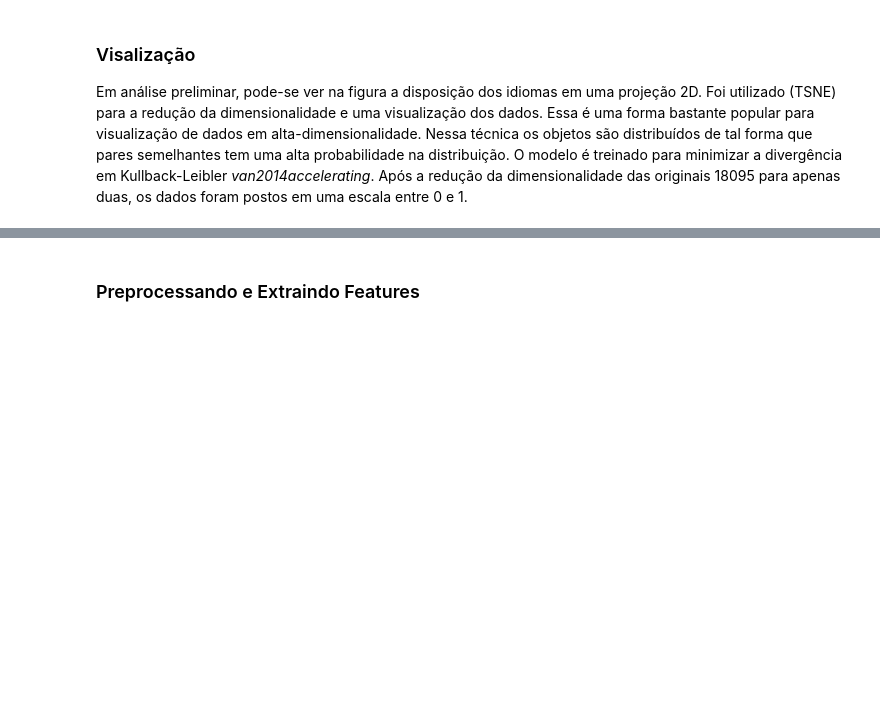
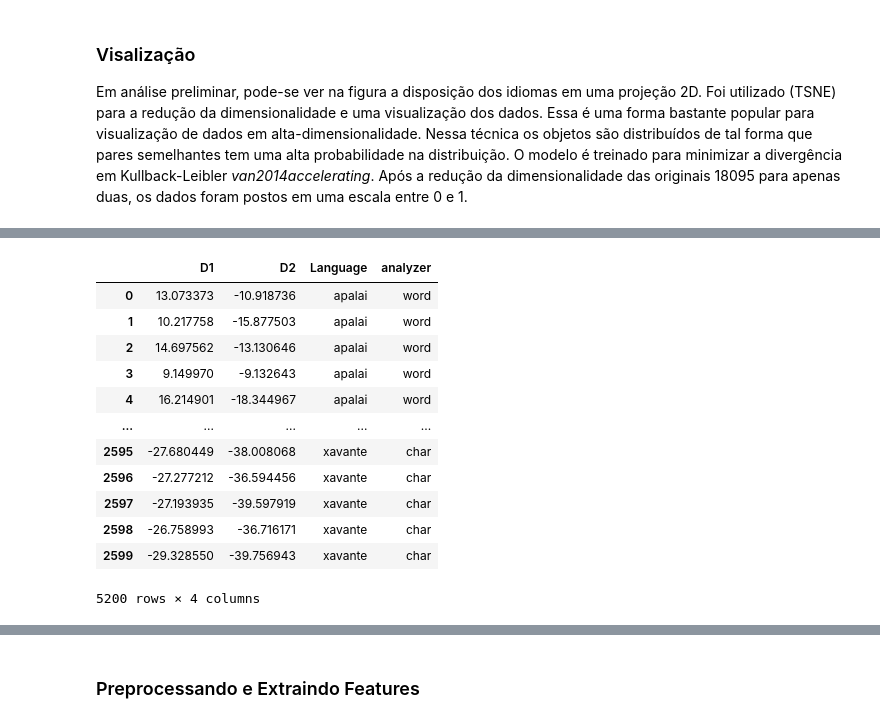
Before and after one commit to Tiagoblima/brazilian-languages-eniac2021, a Jupyter notebook: Supervised_Classification_Benchmark.ipynb, the cells around one changed output, grey strips where cells are left out. Cells and saved outputs as stored; diff of their text form; code cells hidden in the pictures; blank space fills up the shorter version.

```diff
--- a/Supervised_Classification_Benchmark.ipynb
+++ b/Supervised_Classification_Benchmark.ipynb
@@ -99,3 +135,20 @@ Após a redução da dimensionalidade das originais 18095 para apenas duas,  os
+# %%
+df = pd.concat([word_df, char_df])
+df
+# %% [output]
+|  | D1 | D2 | Language | analyzer |
+| 0 | 13.073373 | -10.918736 | apalai | word |
+| 1 | 10.217758 | -15.877503 | apalai | word |
+| 2 | 14.697562 | -13.130646 | apalai | word |
+| 3 | 9.149970 | -9.132643 | apalai | word |
+| 4 | 16.214901 | -18.344967 | apalai | word |
+| ... | ... | ... | ... | ... |
+| 2595 | -27.680449 | -38.008068 | xavante | char |
+| 2596 | -27.277212 | -36.594456 | xavante | char |
+| 2597 | -27.193935 | -39.597919 | xavante | char |
+| 2598 | -26.758993 | -36.716171 | xavante | char |
+| 2599 | -29.328550 | -39.756943 | xavante | char |
+5200 rows × 4 columns
 # %%
 import matplotlib.pyplot as plt
 
```
Also changed, not shown: parts of 24 cells of this notebook, 3 other files.
